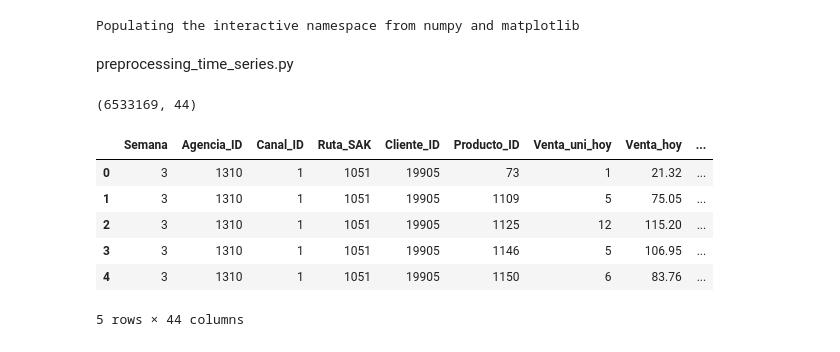
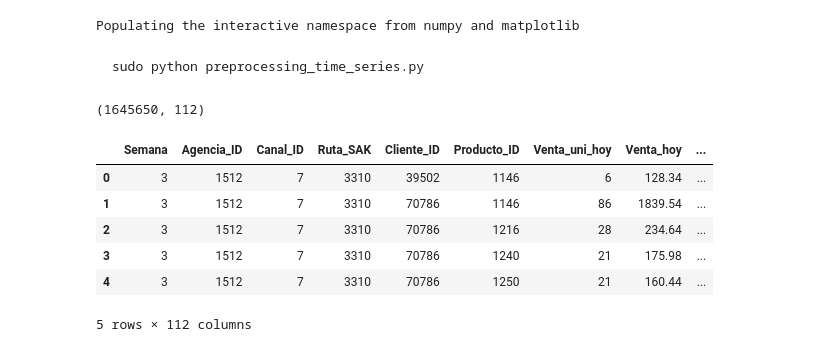
Before and after one commit to ValIlya/KB, a Jupyter notebook: models/models_timeseries.ipynb, the cells around one changed output. Cells and saved outputs as stored; diff of their text form; code cells hidden in the pictures.

````diff
--- a/models/models_timeseries.ipynb
+++ b/models/models_timeseries.ipynb
@@ -17,17 +20,19 @@ else:
 # %% [output]
 Populating the interactive namespace from numpy and matplotlib
-# %% [markdown]
-preprocessing_time_series.py
+# %% [markdown]
+``` bash
+sudo python preprocessing_time_series.py
+```
 # %%
-data_train = pd.read_csv('train_JALISCO_timeseries.csv')
+data_train = pd.read_csv('train_SONORA_timeseries.csv')
 print(data_train.shape)
 data_train.head()
 # %% [output]
-(6533169, 44)
+(1645650, 112)
 |  | Semana | Agencia_ID | Canal_ID | Ruta_SAK | Cliente_ID | Producto_ID | Venta_uni_hoy | Venta_hoy | ... |
-| 0 | 3 | 1310 | 1 | 1051 | 19905 | 73 | 1 | 21.32 | ... |
-| 1 | 3 | 1310 | 1 | 1051 | 19905 | 1109 | 5 | 75.05 | ... |
-| 2 | 3 | 1310 | 1 | 1051 | 19905 | 1125 | 12 | 115.20 | ... |
-| 3 | 3 | 1310 | 1 | 1051 | 19905 | 1146 | 5 | 106.95 | ... |
-| 4 | 3 | 1310 | 1 | 1051 | 19905 | 1150 | 6 | 83.76 | ... |
+| 0 | 3 | 1512 | 7 | 3310 | 39502 | 1146 | 6 | 128.34 | ... |
+| 1 | 3 | 1512 | 7 | 3310 | 70786 | 1146 | 86 | 1839.54 | ... |
+| 2 | 3 | 1512 | 7 | 3310 | 70786 | 1216 | 28 | 234.64 | ... |
+| 3 | 3 | 1512 | 7 | 3310 | 70786 | 1240 | 21 | 175.98 | ... |
+| 4 | 3 | 1512 | 7 | 3310 | 70786 | 1250 | 21 | 160.44 | ... |
-5 rows × 44 columns
+5 rows × 112 columns
````
Also changed, not shown: parts of 19 cells of this notebook, 2 other files.
